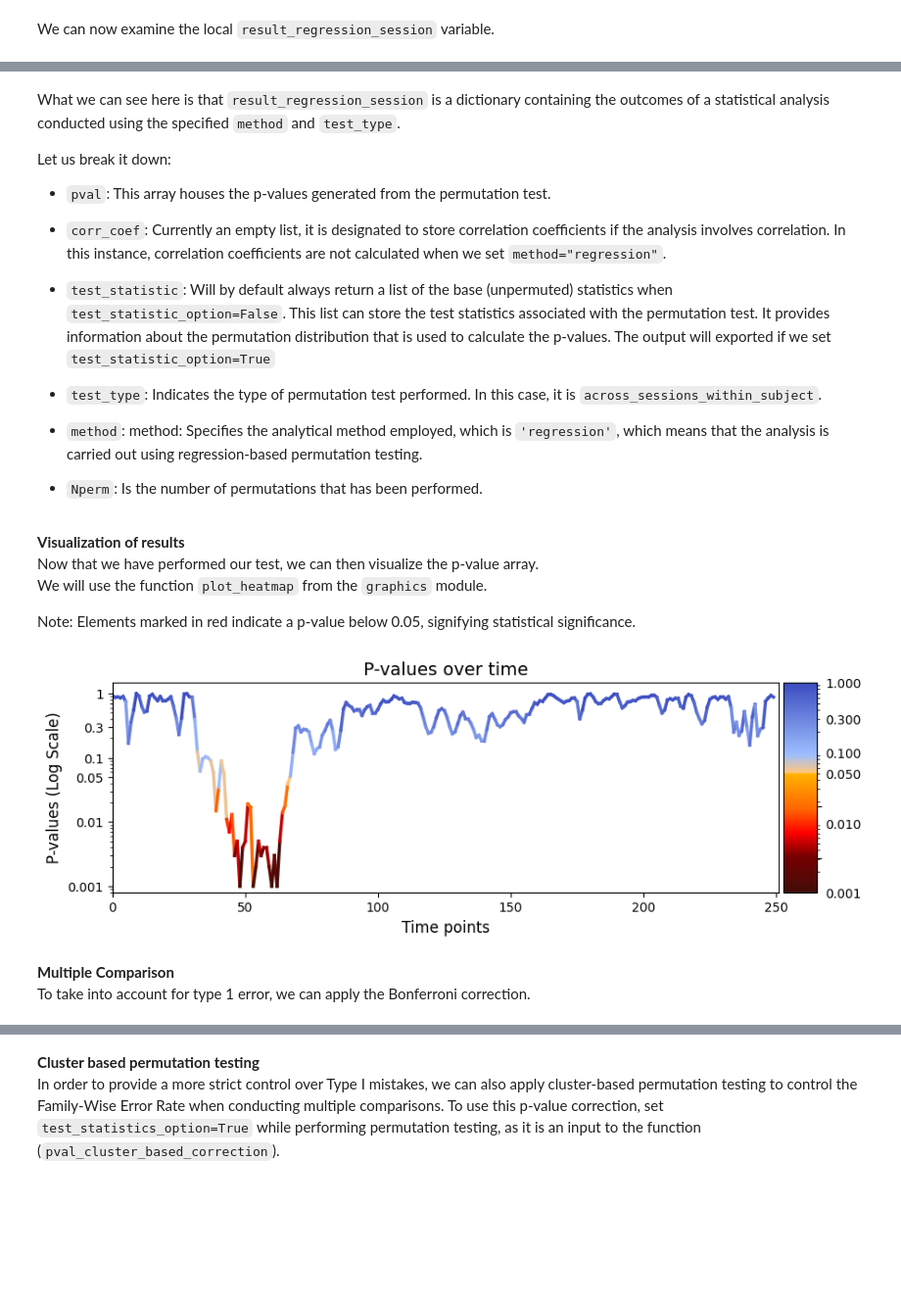
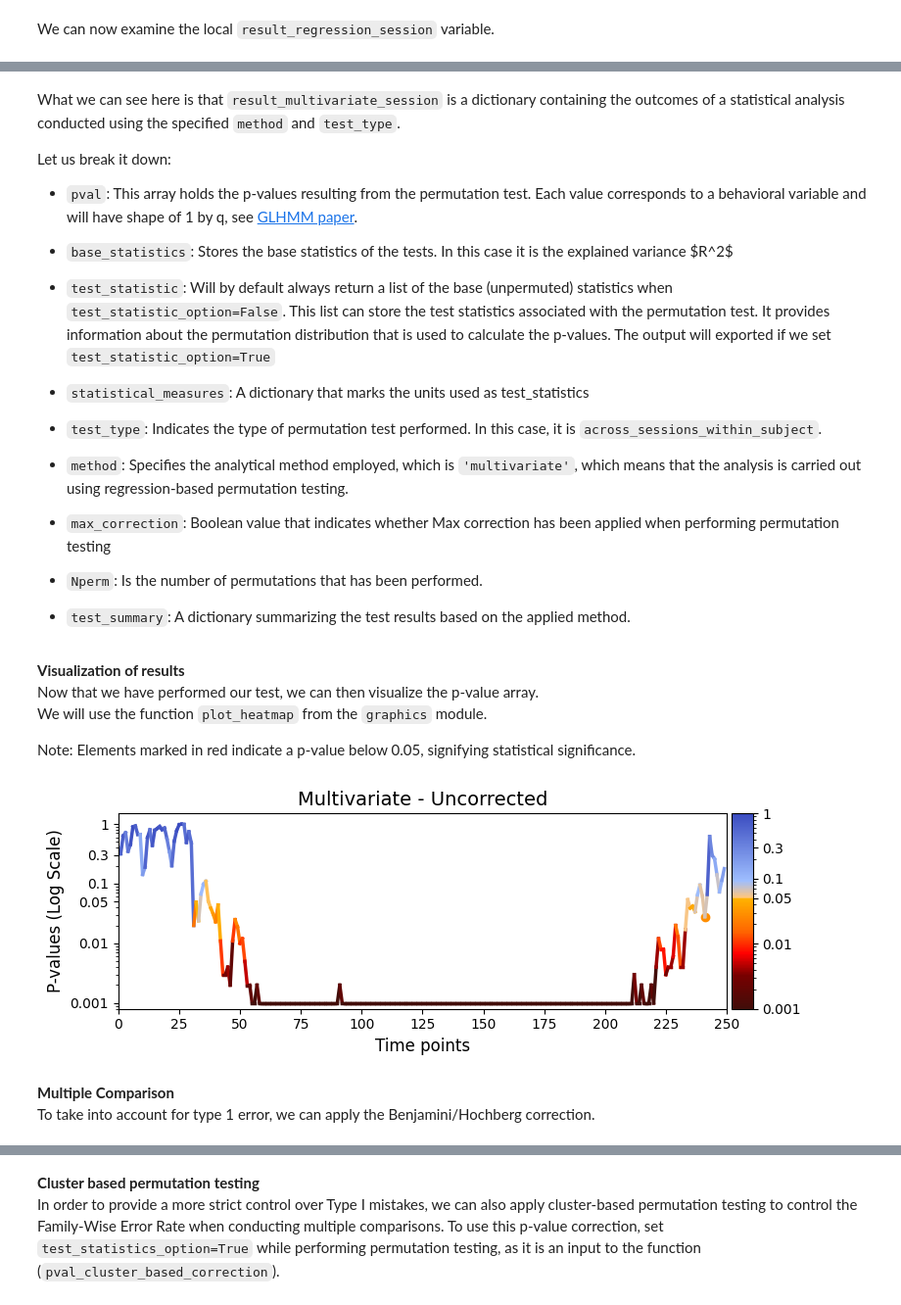
Before and after one commit to vidaurre/glhmm, a Jupyter notebook: docs/notebooks/Testing_across_sessions_within_subject.ipynb, the cells around one changed output, grey strips where cells are left out. Shown at 98% size. Cells and saved outputs as stored; diff of their text form; code cells hidden in the pictures; blank space fills up the shorter version.

````diff
--- a/docs/notebooks/Testing_across_sessions_within_subject.ipynb
+++ b/docs/notebooks/Testing_across_sessions_within_subject.ipynb
@@ -165,5 +145,6 @@ This will be done separately for each session/subject as specified in the indice
 # %%
-D_con_preproc,_ = preproc.preprocess_data(D_con, idx_trials)
+D_con_preproc,_ = preproc.preprocess_data(D_con,
+                                          idx_trials)
 # %% [markdown]
 ## 2. Load data or initialise and train HMM <a id="load_hmm"></a>
 
@@ -206,3 +185,5 @@ Since in this case, we are not modeling an interaction between two sets of times
 # %%
-Gamma,Xi,FE = hmm.train(X=None, Y=D_con_preproc.astype(np.float64), indices=idx_trials)
+Gamma,Xi,FE = hmm.train(X=None,
+                        Y=D_con_preproc.astype(np.float64),
+                        indices=idx_trials)
 # %% [output]
@@ -237,5 +218,8 @@
 # %%
 # Reconstruct the Gamma matrix
 n_timepoints, n_trials, n_channels = D_sessions.shape[0],D_sessions.shape[1],Gamma.shape[1]
-Gamma_reconstruct =statistics.reconstruct_concatenated_design(Gamma,n_timepoints=n_timepoints, n_trials=n_trials, n_channels=n_channels)
+Gamma_epoch = statistics.reconstruct_concatenated_to_3D(Gamma,
+                                                       n_timepoints=n_timepoints,
+                                                       n_entities=n_trials,
+                                                       n_features=n_channels)
 # %% [markdown]
@@ -278,8 +273,14 @@
 # %%
+from importlib import reload
+reload(statistics)
 # Set the parameters for across sessions within subject testing
-method = "regression"
+method = "multivariate"
 Nperm = 1000 # Number of permutations (default = 0)
-test_statistic = True
+
 # Perform across-subject testing
-result_regression_session  =statistics.test_across_sessions_within_subject(Gamma_reconstruct, R_sessions, idx_sessions,method=method,Nperm=Nperm, test_statistics_option=True)
+result_multivariate_session  =statistics.test_across_sessions_within_subject(D_data=Gamma_epoch,
+                                                                             R_data=R_sessions,
+                                                                             idx_data=idx_sessions,
+                                                                             method=method,
+                                                                             Nperm=Nperm)
 # %% [output]
@@ -309,19 +311,24 @@ result_regression_session
 # %% [markdown]
-What we can see here is that ```result_regression_session``` is a dictionary containing the outcomes of a statistical analysis conducted using the specified ```method``` and ```test_type```.
+What we can see here is that ```result_multivariate_session``` is a dictionary containing the outcomes of a statistical analysis conducted using the specified ```method``` and ```test_type```.
 
 Let us break it down:
-* ```pval```: This array houses the p-values generated from the permutation test.
+* ```pval```: This array holds the p-values resulting from the permutation test. Each value corresponds to a behavioral variable and will have shape of 1 by q, see [GLHMM paper](https://arxiv.org/abs/2312.07151).
 
-* ```corr_coef```: Currently an empty list, it is designated to store correlation coefficients if the analysis involves correlation. In this instance, correlation coefficients are not calculated when we set ```method="regression"```.
+* ```base_statistics```: Stores the base statistics of the tests. In this case it is the explained variance $R^2$
 
 * ```test_statistic```: Will by default always return a list of the base (unpermuted) statistics when ```test_statistic_option=False```. This list can store the test statistics associated with the permutation test. It provides information about the permutation distribution that is used to calculate the p-values. The output will exported if we set ```test_statistic_option=True```
 
+* ```statistical_measures```: A dictionary that marks the units used as test_statistics
 
 * ```test_type```: Indicates the type of permutation test performed. In this case, it is ```across_sessions_within_subject```.
 
-* ```method```: method: Specifies the analytical method employed, which is ```'regression'```, which means that the analysis is carried out using regression-based permutation testing.
+* ```method```: Specifies the analytical method employed, which is ```'multivariate'```, which means that the analysis is carried out using regression-based permutation testing.
+
+* ```max_correction```: Boolean value that indicates whether Max correction has been applied when performing permutation testing
 
 * ```Nperm```: Is the number of permutations that has been performed.
+
+* ```test_summary```: A dictionary summarizing the test results based on the applied method.
 # %% [markdown]
 **Visualization of results**\
 Now that we have performed our test, we can then visualize the p-value array.\
@@ -331,11 +338,15 @@ Note: Elements marked in red indicate a p-value below 0.05, signifying statistic
 # %%
 # The alpha score we set for the p-values
 alpha = 0.05
 # Plot p-values
-graphics.plot_p_values_over_time(result_regression_session["pval"], title_text ="P-values over time",figsize=(10, 3), xlabel="Time points", alpha=alpha)
+graphics.plot_p_values_over_time(result_multivariate_session["pval"],
+                                 title_text ="Multivariate - Uncorrected",
+                                 xlabel="Time points",
+                                 alpha=alpha,
+                                 num_x_ticks=11)
 # %% [output]
-[figure, old version]
+[figure, new version]
 # %% [markdown]
 **Multiple Comparison**\
-To take into account for type 1 error, we can apply the Bonferroni correction.
+To take into account for type 1 error, we can apply the Benjamini/Hochberg correction.
 # %%
````
Also changed, not shown: parts of 55 cells of this notebook, 26 other files.
